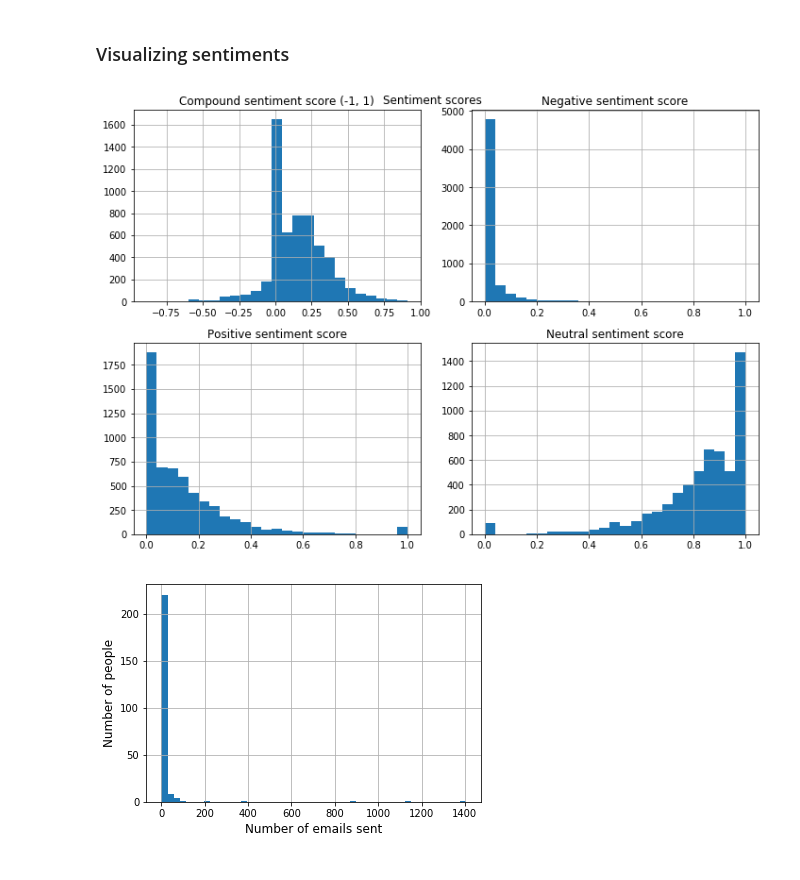
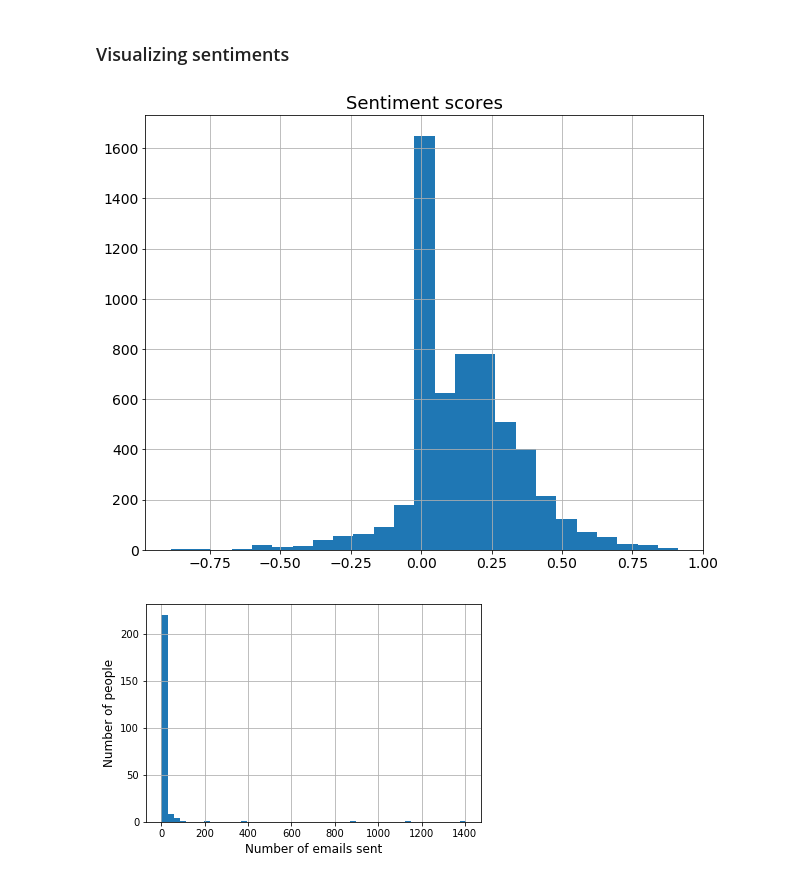
Before and after one commit to yuwie10/cultivate, a Jupyter notebook: notebooks/02-analysis.ipynb, the cells around one changed output. Saved outputs shown, nothing was run; the diff lists cells and outputs as text; code cells hidden in the pictures.

Commit message:
new image

```diff
--- a/notebooks/02-analysis.ipynb
+++ b/notebooks/02-analysis.ipynb
@@ -392,36 +392,39 @@ memory usage: 1.6+ MB
 # %% [markdown]
 ### Visualizing sentiments
 # %%
-fig = plt.figure(1);
-fig.set_size_inches(10, 7)
+#fig = plt.figure(1);
+
+fig, ax = plt.subplots()
+fig.set_size_inches(10, 8)
 
 bins = 25
 
-fig = plt.subplot(221);
+#fig = plt.subplot(221);
 _ = text_features['compound'].hist(bins = bins);
-_ = plt.title('Compound sentiment score (-1, 1)')
+_ = plt.title('Sentiment scores', fontsize = 18)
+plt.tick_params(labelsize = 14);
 
-fig = plt.subplot(222);
-_ = text_features['neg'].hist(bins = bins);
-_ = plt.title('Negative sentiment score')
+# fig = plt.subplot(222);
+# _ = text_features['neg'].hist(bins = bins);
+# _ = plt.title('Negative sentiment score')
 
 
-fig = plt.subplot(223);
-_ = text_features['pos'].hist(bins = bins);
-_ = plt.title('Positive sentiment score')
+# fig = plt.subplot(223);
+# _ = text_features['pos'].hist(bins = bins);
+# _ = plt.title('Positive sentiment score')
 
-fig = plt.subplot(224);
-_ = text_features['neu'].hist(bins = bins);
-_ = plt.title('Neutral sentiment score')
+# fig = plt.subplot(224);
+# _ = text_features['neu'].hist(bins = bins);
+# _ = plt.title('Neutral sentiment score')
 
-_ = plt.subplots_adjust(top=0.76)
-_ = plt.suptitle('Sentiment scores')
-_ = plt.tight_layout()
+# _ = plt.subplots_adjust(top=0.76)
+# _ = plt.suptitle('Sentiment scores')
+# _ = plt.tight_layout()
 
 save_image = path + '/images/'
-#plt.savefig(save_image + 'sentiments.png')
+plt.savefig(save_image + 'sentiments.png');
 # %% [output]
-[figure, old version]
+[figure, new version]
 # %%
 num_emails_sent = pd.DataFrame(text_features['sender'].value_counts()).reset_index()
 num_emails_sent.columns = ['sender', 'num_emails']
```
Also changed, not shown: 2 other files.
